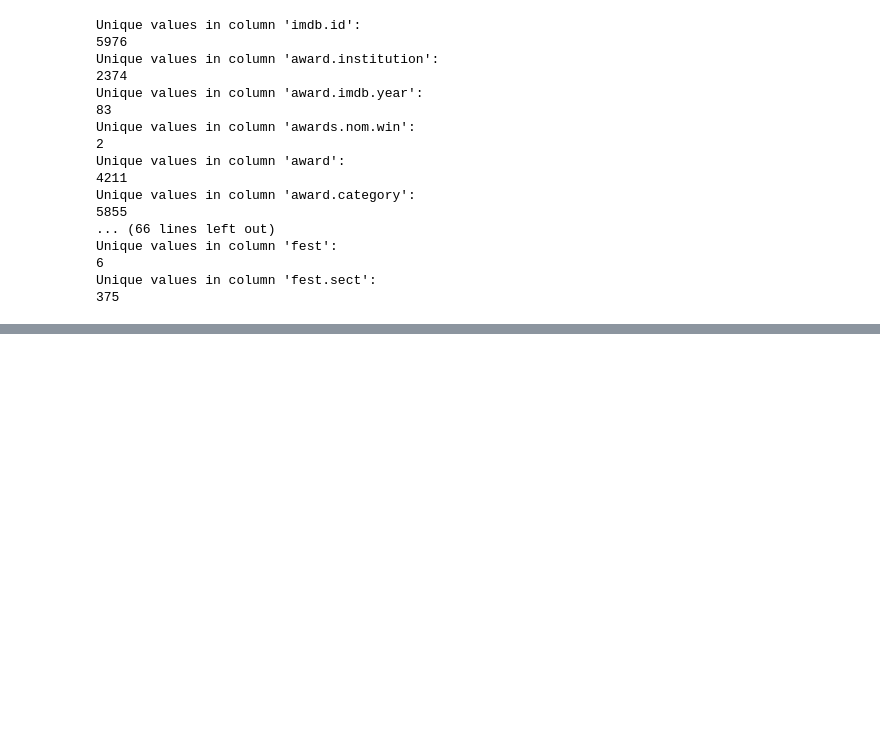
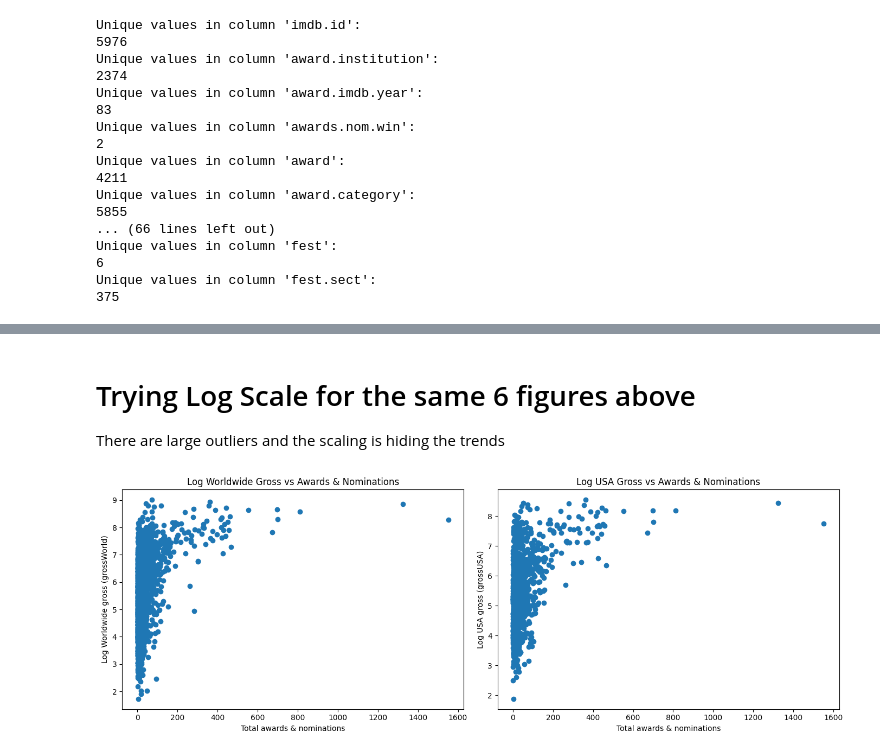
Before and after one commit to cillustrisimo/data144finalproj, a Jupyter notebook: cleaning_data.ipynb, the cells around one changed output, grey strips where cells are left out. Saved outputs shown, nothing was run; the diff lists cells and outputs as text; code cells hidden in the pictures; blank space fills up the shorter version.

```diff
--- a/cleaning_data.ipynb
+++ b/cleaning_data.ipynb
@@ -185,0 +336,29 @@ Name: count, dtype: int64
+# %% [markdown]
+# Trying Log Scale for the same 6 figures above
+There are large outliers and the scaling is hiding the trends
+# %%
+######## Awards and Nominations Together ########
+# -------- Prepare the two datasets --------
+
+win_noms_world['log_grossWorld'] = np.log10(win_noms_world['grossWorld'] + 1)
+win_noms_usa['log_grossUSA'] = np.log10(win_noms_usa['grossUSA'] + 1)
+
+# ---------------- SIDE-BY-SIDE PLOTS ----------------
+fig, axes = plt.subplots(1, 2, figsize=(14, 5))
+
+# LEFT PLOT — Worldwide Gross
+axes[0].scatter(win_noms_world['award_and_noms'], win_noms_world['log_grossWorld'])
+axes[0].set_xlabel('Total awards & nominations')
+axes[0].set_ylabel('Log Worldwide gross (grossWorld)')
+axes[0].set_title('Log Worldwide Gross vs Awards & Nominations')
+
+# RIGHT PLOT — USA Gross
+axes[1].scatter(win_noms_usa['award_and_noms'], win_noms_usa['log_grossUSA'])
+axes[1].set_xlabel('Total awards & nominations')
+axes[1].set_ylabel('Log USA gross (grossUSA)')
+axes[1].set_title('Log USA Gross vs Awards & Nominations')
+
+plt.tight_layout()
+plt.show()
+# %% [output]
+[figure, added]
```
Also changed, not shown: parts of 12 cells of this notebook.
